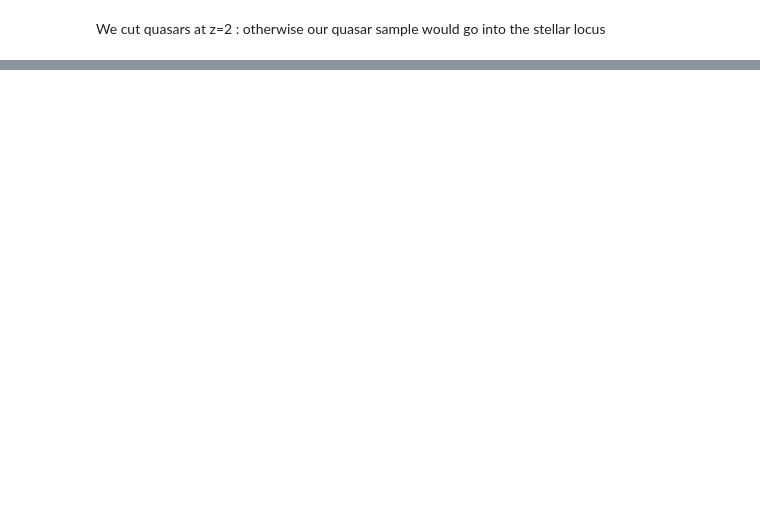
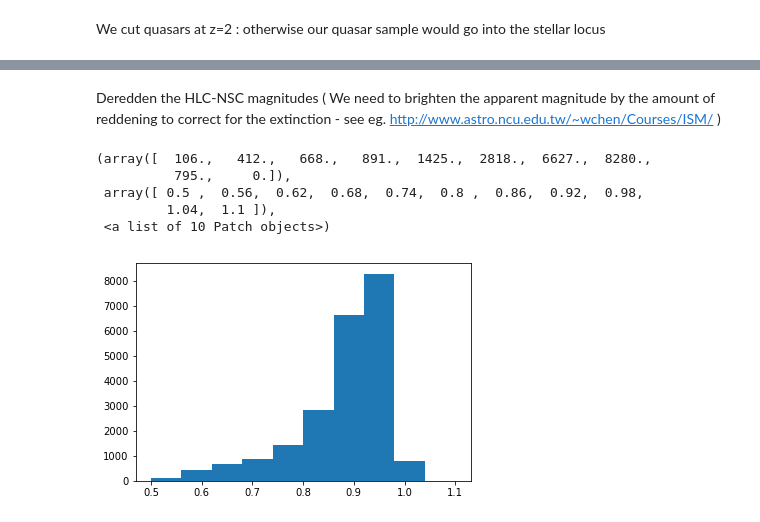
Before and after one commit to dirac-institute/uw-astr598-w18, a Jupyter notebook: homeworks/group2/HW4_read_files.ipynb, the cells around one changed output, grey strips where cells are left out. Saved outputs shown, nothing was run; the diff lists cells and outputs as text; code cells hidden in the pictures; blank space fills up the shorter version.

```diff
--- a/homeworks/group2/HW4_read_files.ipynb
+++ b/homeworks/group2/HW4_read_files.ipynb
@@ -5,13 +6,13 @@ from astropy.table import Table
 We cut quasars at z=2 : otherwise our quasar sample would go into the stellar locus
 # %%
 # Load the cross-matched HLC-NSC catalog
-hlc_nsc = Table(np.load('hlc_nsc_half_arcsec_main.npy'))
+hlc_nsc = Table(np.load('hlc_nsc_half_arcsec.npy'))
 
 # Load the QSO training sample
-qso = Table(np.load('hlc_nsc_sdss_qso.npy'))
+qso = Table(np.load('hlc_nsc_sdss_qso_matches.npy'))
 
 # Load the standard stars training sample
-stars = Table(np.load('hlc_nsc_sdss_stars.npy'))
+stars = Table(np.load('hlc_nsc_sdss_stars_matches.npy'))
 # %% [markdown]
 Bovy+2011 :  http://iopscience.iop.org/article/10.1088/0004-637X/729/2/141/pdf ( a good illustration of how QSO really move out of the u-g<0.5 locus beyond z=2 )
 <img src='bovy2011_fig7.png' width=500>
@@ -31,0 +25,2 @@ stars = Table(stars)
+# %% [markdown]
+Deredden the HLC-NSC magnitudes ( We need to brighten the apparent magnitude by the amount of reddening to correct for the extinction  - see eg. http://www.astro.ncu.edu.tw/~wchen/Courses/ISM/ )
@@ -31,0 +29,28 @@ stars = Table(stars)
+# %%
+def add_reddening(cat):
+    # Cast onto Table
+    reddening = Table(cat['HLC_REDDENING'],
+                      names=([f+'REDHLC' for f in 'ugriz' ]))
+    # Remove old column
+    cat.remove_column('HLC_REDDENING')
+    # Add new columns
+    cat = hstack([reddening, cat])
+
+    return cat
+
+
+# Do that for HLC-NSC,  QSO and STARS
+hlc_nsc = add_reddening(hlc_nsc)
+qso = add_reddening(qso)
+stars = add_reddening(stars)
+# %%
+# Just to confirm - since these
+# are quasars,  their class_star should be pretty high...
+plt.hist(qso['NSCclass_star'], range=(0.5,1.1))
+# %% [output]
+(array([  106.,   412.,   668.,   891.,  1425.,  2818.,  6627.,  8280.,
+          795.,     0.]),
+ array([ 0.5 ,  0.56,  0.62,  0.68,  0.74,  0.8 ,  0.86,  0.92,  0.98,
+         1.04,  1.1 ]),
+ <a list of 10 Patch objects>)
+[figure, added]
```
Also changed, not shown: parts of 7 cells of this notebook.
